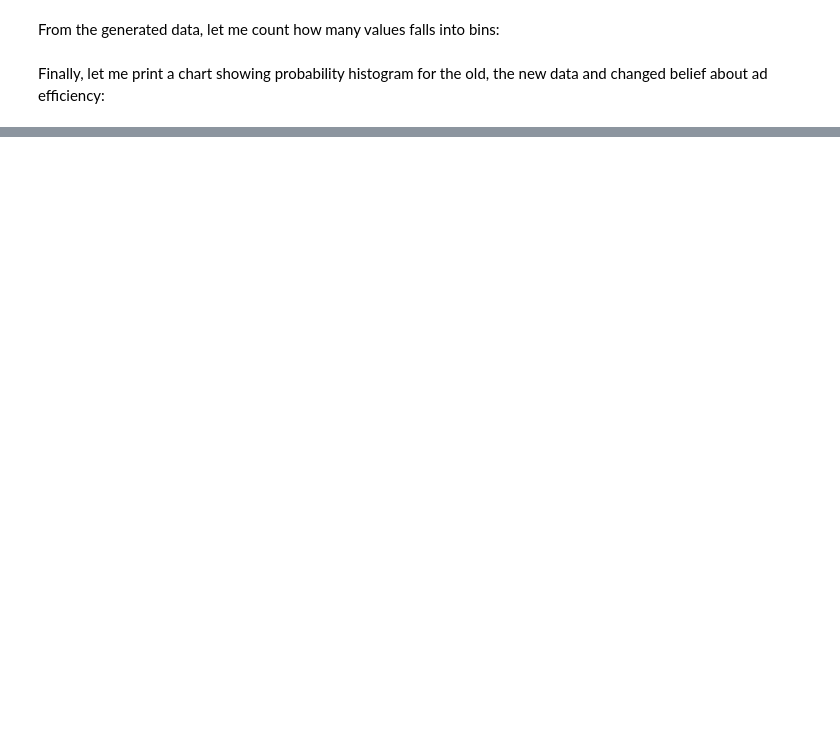
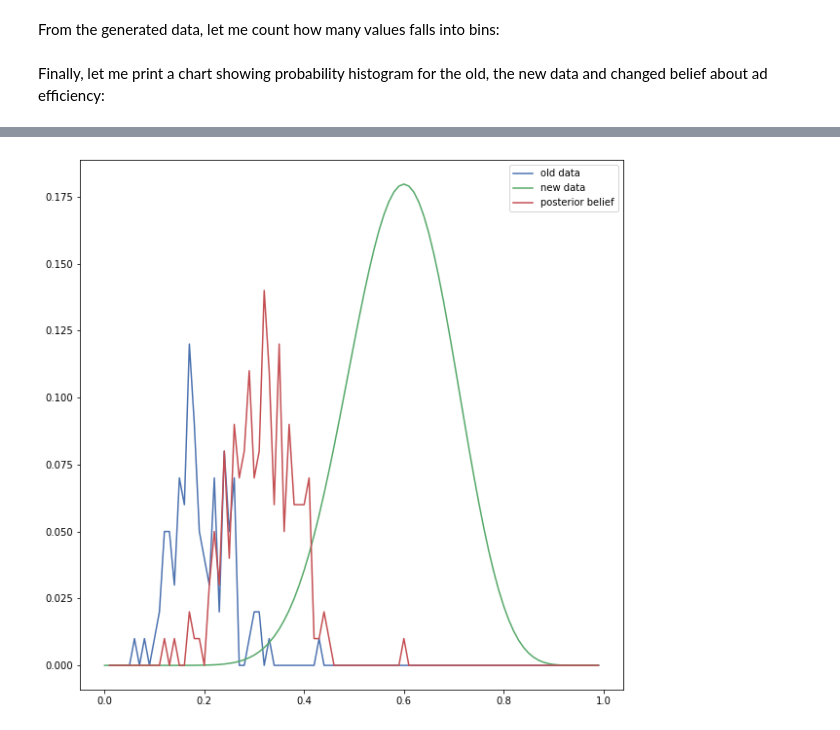
Before and after one commit to marcindahlen/My-adventure-into-Machine-Learning, a Jupyter notebook: MCMC_with_Bayes/notes on inference with MCMC.ipynb, the cells around one changed output, grey strips where cells are left out. Saved outputs shown, nothing was run; the diff lists cells and outputs as text; code cells hidden in the pictures; blank space fills up the shorter version.

```diff
--- a/MCMC_with_Bayes/notes on inference with MCMC.ipynb
+++ b/MCMC_with_Bayes/notes on inference with MCMC.ipynb
@@ -231,5 +177,10 @@ Finally, let me print a chart showing probability histogram for the old, the new
 # %%
 normalised_markovSamples_count = [float(x) / 100 for x in markovSamples_count] # normalising the histogram
 
-draw_three_dotted_charts(normalised_historic_histogram, "old data", distribution_ctr_evidence, "new data", normalised_markovSamples_count, "Posterior belief", from_zero_to_one)
+matplotlib.pyplot.figure(figsize=(10, 10))
+matplotlib.pyplot.plot(from_zero_to_one[1:], normalised_historic_histogram, label='old data')
+matplotlib.pyplot.plot(from_zero_to_one, distribution_ctr_evidence, label='new data')
+matplotlib.pyplot.plot(from_zero_to_one[1:], normalised_markovSamples_count, label='posterior belief')
+matplotlib.pyplot.legend(loc='upper right')
+matplotlib.pyplot.show()
 # %% [output]
@@ -236,0 +187 @@ draw_three_dotted_charts(normalised_historic_histogram, "old data", distribution
+[figure, added]
```
Also changed, not shown: parts of 9 cells of this notebook.
